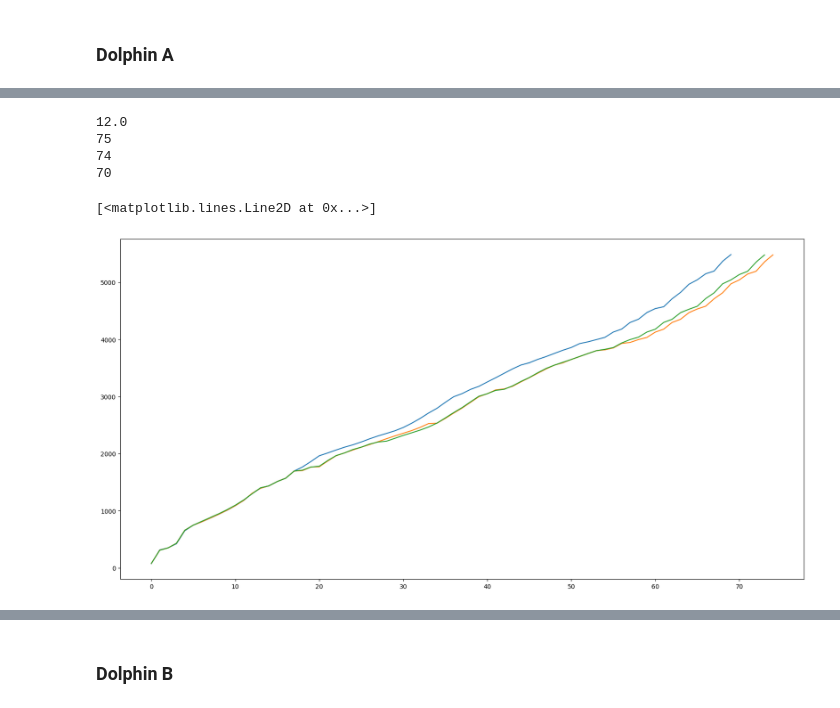
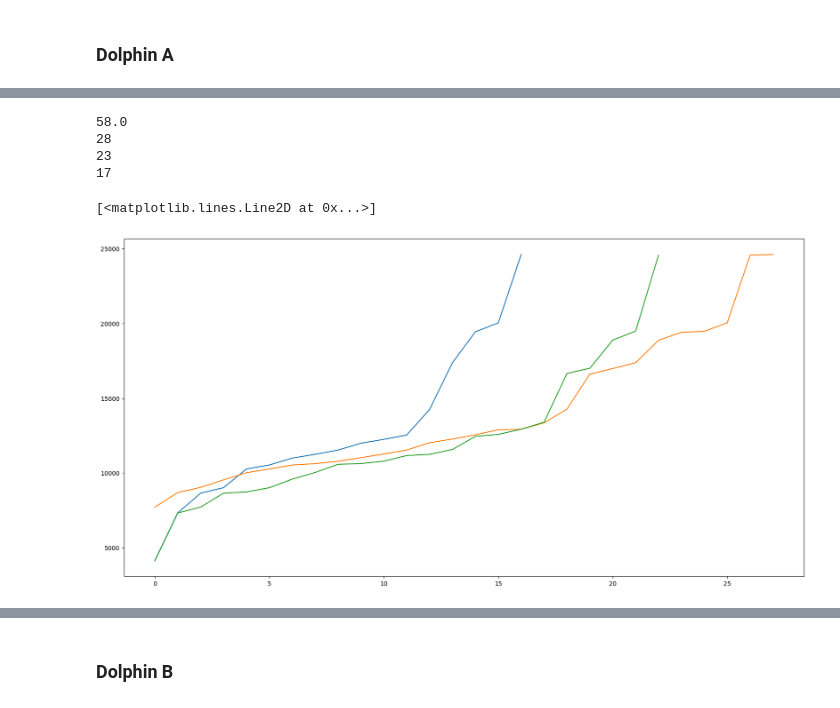
Before and after one commit to bpmasters/asa-challenge-24, a Jupyter notebook: asa-challenge-24.ipynb, the cells around one changed output, grey strips where cells are left out. Cells and saved outputs as stored; diff of their text form; code cells hidden in the pictures.

```diff
--- a/asa-challenge-24.ipynb
+++ b/asa-challenge-24.ipynb
@@ -154,7 +154,7 @@ c = 1520  # m/s, speed of sound in water
 max_td = d/c
 
 win_size = 4096
-noverlap = int(np.ceil(win_size*.95))
+noverlap = int(np.ceil(win_size*.99))
 
 dB_peak_thresh_a = 18
 dB_peak_thresh_b = 15
@@ -310,5 +302,5 @@ print(good_frame_inds_23)
 # %%
-# Associate clicks on permutations of hydrophone pairs by removing unique high power frames
+# Associate clicks across permutations of hydrophone pairs by removing unique high power frames
 
 max_dist = np.ceil(max_td / ((win_size - noverlap) / fs))  # 7 m to either side, will need to be doubled for far comparison
 print(max_dist)
@@ -320,41 +312,41 @@ mask_23 = np.zeros(len(good_frame_inds_23), dtype=bool)
 for i, i_13 in enumerate(good_frame_inds_13):
   # if not (np.abs(good_frame_inds_12 - i_13) < max_dist).any() or not (np.abs(good_frame_inds_23 - i_13) < max_dist).any():
   #   good_frame_inds_13 = good_frame_inds_13[good_frame_inds_13 != i_13]
-  mask_13[i] = (np.abs(good_frame_inds_12 - i_13) < max_dist).any() and \
+  mask_13[i] = (np.abs(good_frame_inds_12 - i_13) < max_dist).any() or \
                  (np.abs(good_frame_inds_23 - i_13) < max_dist).any()
 
 for i, i_12 in enumerate(good_frame_inds_12):
   # if not (np.abs(good_frame_inds_13 - i_12) < max_dist).any() or not (np.abs(good_frame_inds_23 - i_12) < (2*max_dist)).any():
   #   good_frame_inds_12 = good_frame_inds_12[good_frame_inds_12 != i_12]
-  mask_12[i] = (np.abs(good_frame_inds_13 - i_12) < max_dist).any() and \
+  mask_12[i] = (np.abs(good_frame_inds_13 - i_12) < max_dist).any() or \
                  (np.abs(good_frame_inds_23 - i_12) < (2 * max_dist)).any()
 
 for i, i_23 in enumerate(good_frame_inds_23):
   # if not (np.abs(good_frame_inds_13 - i_23) < max_dist).any() or not (np.abs(good_frame_inds_12 - i_23) < (2*max_dist)).any():
     # good_frame_inds_23 = good_frame_inds_23[good_frame_inds_23 != i_23]
-  mask_23[i] = (np.abs(good_frame_inds_13 - i_23) < max_dist).any() and \
+  mask_23[i] = (np.abs(good_frame_inds_13 - i_23) < max_dist).any() or \
                  (np.abs(good_frame_inds_12 - i_23) < (2 * max_dist)).any()
 
 
 good_frame_inds_13 = good_frame_inds_13[mask_13]
 good_frame_inds_12 = good_frame_inds_12[mask_12]
 good_frame_inds_23 = good_frame_inds_23[mask_23]
 
 print(len(good_frame_inds_13))
 print(len(good_frame_inds_23))
 print(len(good_frame_inds_12))
 
 plt.figure()
 plt.plot(good_frame_inds_12)
 plt.plot(good_frame_inds_13)
 plt.plot(good_frame_inds_23)
 # %% [output]
-12.0
-75
-74
-70
+58.0
+28
+23
+17
 [<matplotlib.lines.Line2D at 0x...>]
-[figure, old version]
+[figure, new version]
 # %%
 plt.figure()
 xs = np.arange(0,len(h1_powers))
```
Also changed, not shown: parts of 10 cells of this notebook.
